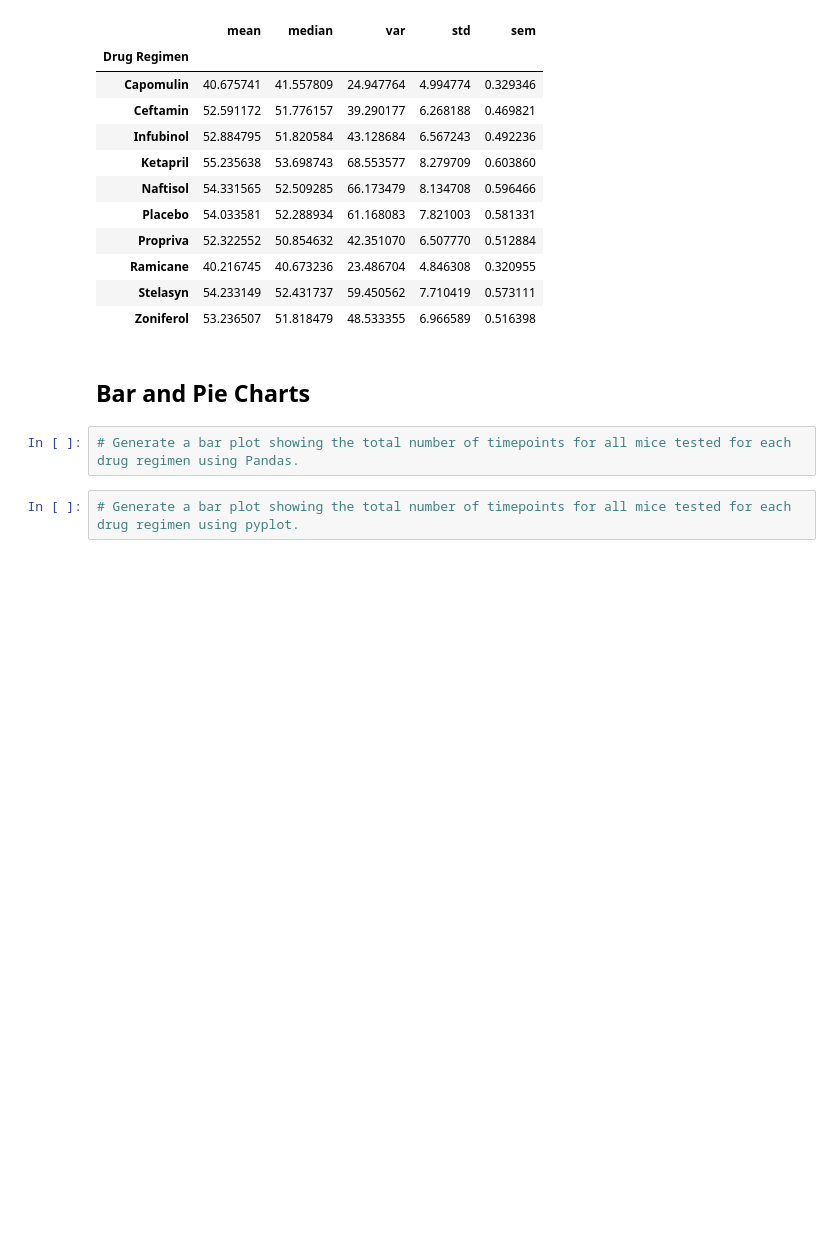
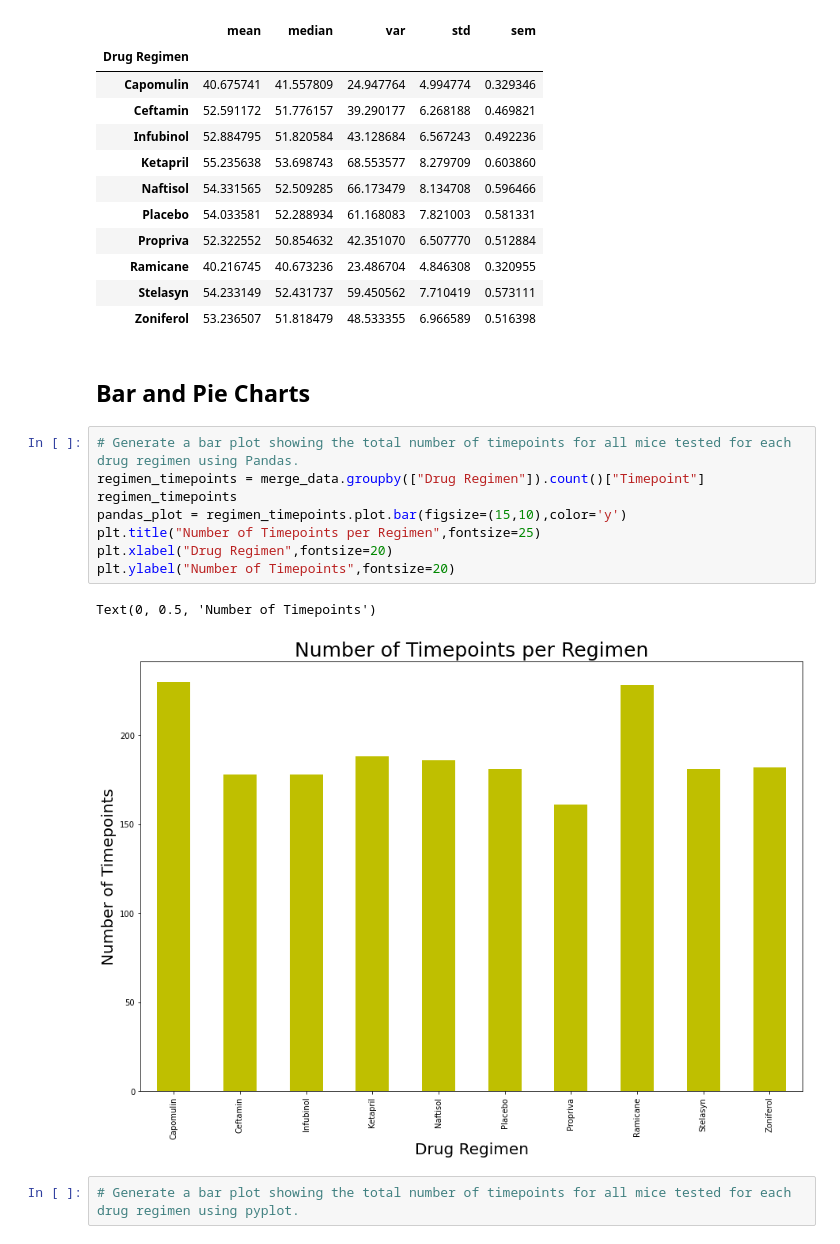
Before and after one commit to nvandriss/Matplotlib, a Jupyter notebook: Pymaceuticals/pymaceuticals_starter.ipynb, the cells around one changed output. Cells and saved outputs as stored; diff of their text form; blank space fills up the shorter version.

```diff
--- a/Pymaceuticals/pymaceuticals_starter.ipynb
+++ b/Pymaceuticals/pymaceuticals_starter.ipynb
@@ -140,6 +140,15 @@ summary_stat2
 ## Bar and Pie Charts
 # %%
 # Generate a bar plot showing the total number of timepoints for all mice tested for each drug regimen using Pandas.
+regimen_timepoints = merge_data.groupby(["Drug Regimen"]).count()["Timepoint"]
+regimen_timepoints
+pandas_plot = regimen_timepoints.plot.bar(figsize=(15,10),color='y')
+plt.title("Number of Timepoints per Regimen",fontsize=25)
+plt.xlabel("Drug Regimen",fontsize=20)
+plt.ylabel("Number of Timepoints",fontsize=20)
+# %% [output]
+Text(0, 0.5, 'Number of Timepoints')
+[figure, added]
 # %%
 # Generate a bar plot showing the total number of timepoints for all mice tested for each drug regimen using pyplot.
 # %%
```
